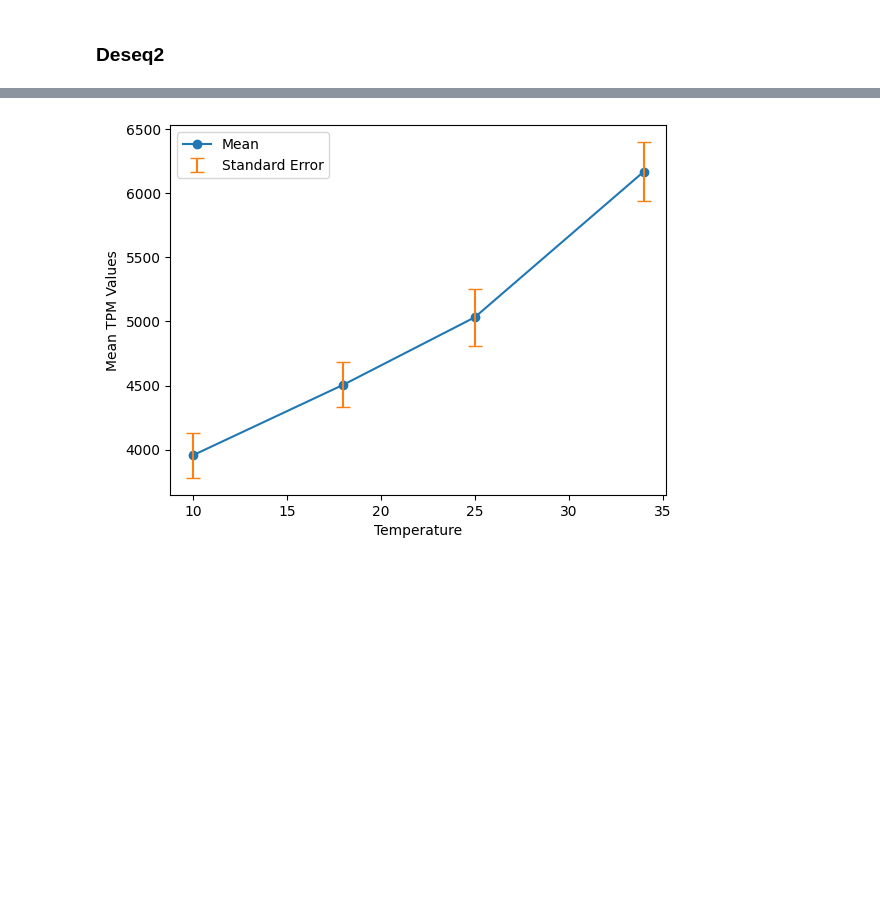
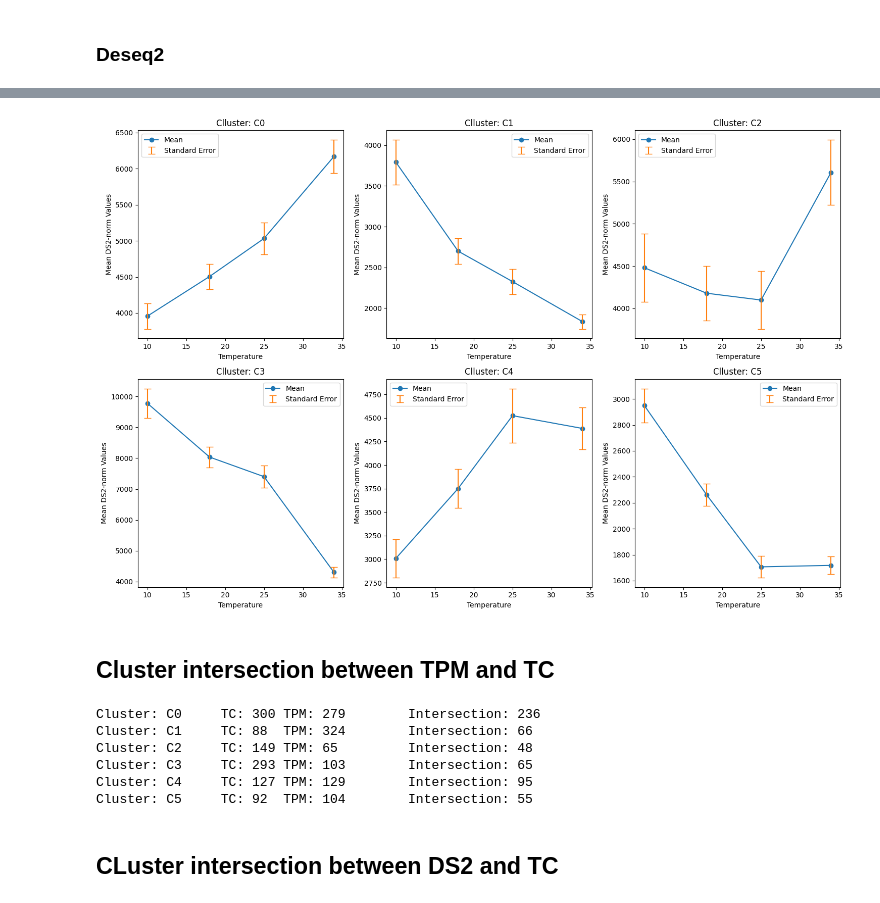
Before and after one commit to Robaina/Dokdonia, a Jupyter notebook: dokdonia_meeting.ipynb, the cells around one changed output, grey strips where cells are left out. Drawn from its saved outputs; the diff is of its cells as text; code cells hidden in the pictures; blank space fills up the shorter version.

```diff
--- a/dokdonia_meeting.ipynb
+++ b/dokdonia_meeting.ipynb
@@ -277,14 +294,12 @@ clusters_TPM = CA.getGeneClusters(tpm_noDE, path_to_wd=workdir,
                               cluster_tightness=clust_tightness,
                               normalization_file='clust_normalization.txt',
                               replicates_file='clust_replicates_merged_L_D.txt',
-                              scaling_factor=1e4)
+                              scaling_factor=1)
 
 # Plot clusters
 plot_cluster_data = pd.read_csv(os.path.join(
     os.getcwd(),results_dir / "clust" / f'{res_id}/Processed_Data/clust_input.tsv_processed.tsv'),
     sep='\t', index_col='Genes')
-
-VI.plotClusters(plot_cluster_data, clusters_TPM)
 # %% [output]
 /===========================================================================\
 |                                   Clust                                   |
@@ -379,0 +412,12 @@ VI.plotClusters(plot_cluster_data, clusters_DS2)
+# %%
+# Merge clusters
+clusters_DS2 = {
+    "C0": clusters_DS2["C0"],
+    "C1": clusters_DS2["C5"],
+    "C2": clusters_DS2["C2"] + clusters_DS2["C3"],
+    "C3": clusters_DS2["C6"] + clusters_DS2["C7"],
+    "C4": clusters_DS2["C1"],
+    "C5": clusters_DS2["C4"]
+}
+
+VI.plotClusters(plot_cluster_data, clusters_DS2)
@@ -380,33 +426,56 @@ VI.plotClusters(plot_cluster_data, clusters_DS2)
 # %%
 temperatures = [10, 18, 25, 34]
-marker_genes = [gene for gene in clusters_DS2["C0"]]
-df = deseq2_counts_noDE.loc[marker_genes, :]
+clusters = ['C0', 'C1', 'C2', 'C3', 'C4', 'C5']
 
+fig, axs = plt.subplots(nrows=2, ncols=3, figsize=(15, 10))
+axs = axs.flatten()
 
-df_long = df.melt(var_name='Column', value_name='Value')
-df_long['Temperature'] = df_long['Column'].str.extract('_(\d+)_')
-df_long['Temperature'] = pd.to_numeric(df_long['Temperature'])
+for idx, cluster in enumerate(clusters):
+    marker_genes = [gene for gene in clusters_DS2[cluster]]
+    df = deseq2_counts_noDE.loc[marker_genes, :]
 
-grouped = df_long.groupby('Temperature')['Value']
-mean_values = grouped.mean()
-standard_error_values = grouped.sem()
+    df_long = df.melt(var_name='Column', value_name='Value')
+    df_long['Temperature'] = df_long['Column'].str.extract('_(\d+)_')
+    df_long['Temperature'] = pd.to_numeric(df_long['Temperature'])
 
+    grouped = df_long.groupby('Temperature')['Value']
+    mean_values = grouped.mean()
+    standard_error_values = grouped.sem()
 
-fig, ax = plt.subplots()
+    # Plot the mean values
+    axs[idx].plot(mean_values.index, mean_values, marker='o', linestyle='-', label='Mean')
 
-# Plot the mean values
-ax.plot(mean_values.index, mean_values, marker='o', linestyle='-', label='Mean')
+    # Add error bars for the standard errors
+    axs[idx].errorbar(mean_values.index, mean_values, yerr=standard_error_values, linestyle='', capsize=5, label='Standard Error')
 
-# Add error bars for the standard errors
-ax.errorbar(mean_values.index, mean_values, yerr=standard_error_values, linestyle='', capsize=5, label='Standard Error')
+    # Customize the plot
+    axs[idx].set_xlabel('Temperature')
+    axs[idx].set_ylabel('Mean DS2-norm Values')
+    axs[idx].set_title(f'Clluster: {cluster}')
+    axs[idx].legend()
 
-# Customize the plot
-ax.set_xlabel('Temperature')
-ax.set_ylabel('Mean TPM Values')
-# ax.set_title('Mean Values with Standard Error across Temperature Values')
-ax.legend()
+# Adjust the layout of the subplots
+plt.tight_layout()
 
 # Show the plot
 plt.show()
 # %% [output]
-[figure, old version]
+[figure, new version]
+# %% [markdown]
+## Cluster intersection between TPM and TC
+# %%
+n = 0
+for cluster_TC, cluster_TPM in zip(clusters_TC.values(), clusters_TPM.values()):
+    # Find intersection
+    intersection = set(cluster_TC).intersection(cluster_TPM)
+    print(f"Cluster: C{n}\tTC: {len(cluster_TC)}\tTPM: {len(cluster_TPM)} \tIntersection: {len(intersection)}")
+    n += 1
+# %% [output]
+Cluster: C0     TC: 300 TPM: 279        Intersection: 236
+Cluster: C1     TC: 88  TPM: 324        Intersection: 66
+Cluster: C2     TC: 149 TPM: 65         Intersection: 48
+Cluster: C3     TC: 293 TPM: 103        Intersection: 65
+Cluster: C4     TC: 127 TPM: 129        Intersection: 95
+Cluster: C5     TC: 92  TPM: 104        Intersection: 55
+# %% [markdown]
+## CLuster intersection between DS2 and TC
```
Also changed, not shown: parts of 20 cells of this notebook, 12 other files.
